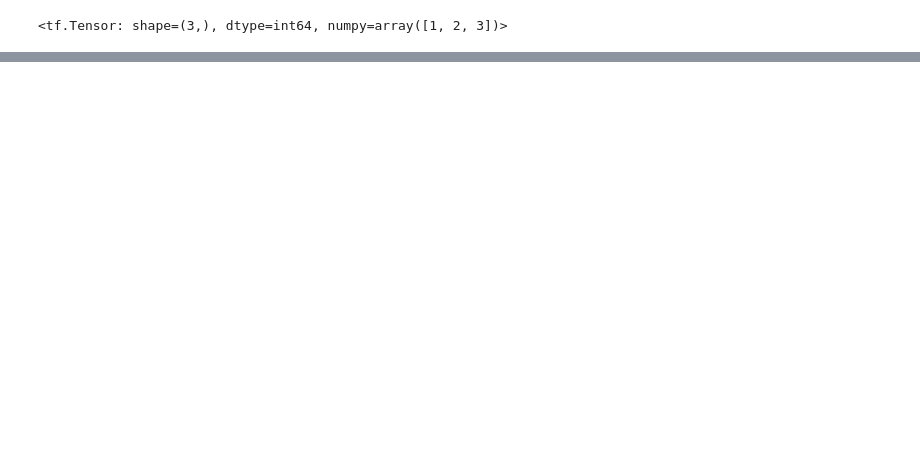
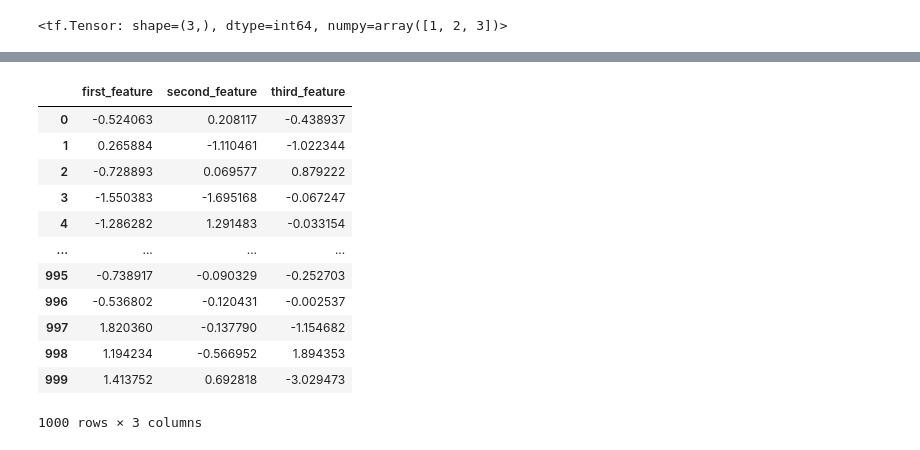
Before and after one commit to JJDataAnalyst-viz/Basics-of-Tensorflow, a Jupyter notebook: Deep.ipynb, the cells around one changed output, grey strips where cells are left out. Saved outputs shown, nothing was run; the diff lists cells and outputs as text; code cells hidden in the pictures; blank space fills up the shorter version.

```diff
--- a/Deep.ipynb
+++ b/Deep.ipynb
@@ -141,0 +394,16 @@ array([[[ 0.0307604 ,  0.29017973,  1.2829775 ,  0.81271535,
+# %%
+df_X
+# %% [output]
+|  | first_feature | second_feature | third_feature |
+| 0 | -0.524063 | 0.208117 | -0.438937 |
+| 1 | 0.265884 | -1.110461 | -1.022344 |
+| 2 | -0.728893 | 0.069577 | 0.879222 |
+| 3 | -1.550383 | -1.695168 | -0.067247 |
+| 4 | -1.286282 | 1.291483 | -0.033154 |
+| ... | ... | ... | ... |
+| 995 | -0.738917 | -0.090329 | -0.252703 |
+| 996 | -0.536802 | -0.120431 | -0.002537 |
+| 997 | 1.820360 | -0.137790 | -1.154682 |
+| 998 | 1.194234 | -0.566952 | 1.894353 |
+| 999 | 1.413752 | 0.692818 | -3.029473 |
+1000 rows × 3 columns
```
Also changed, not shown: parts of 55 cells of this notebook.
